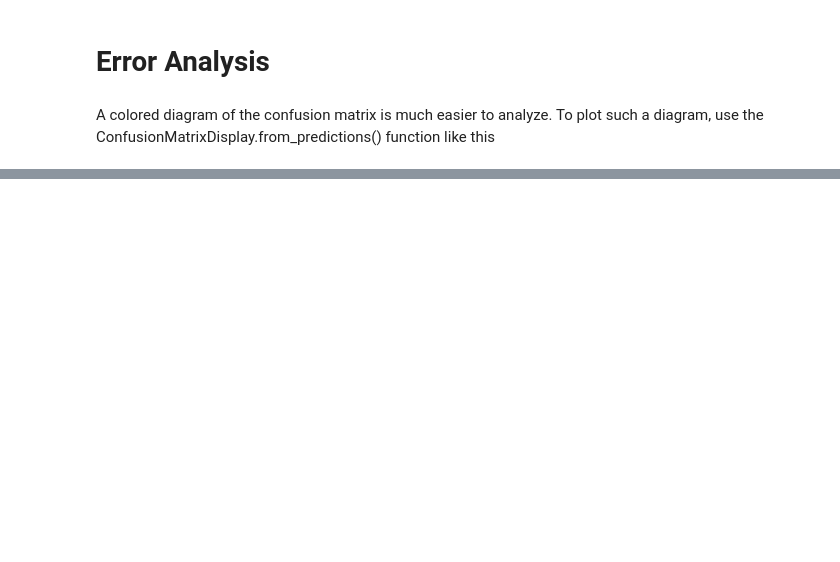
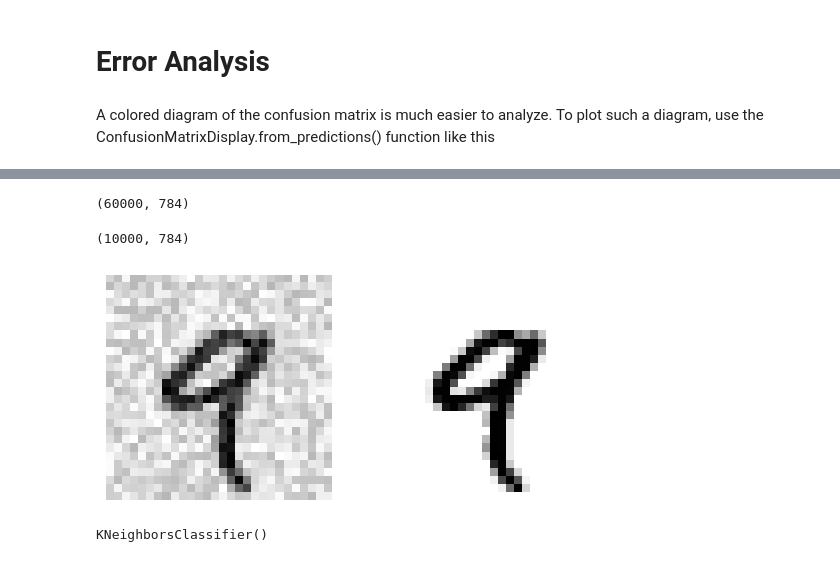
Before and after one commit to PavithraHCh/MachineLearning, a Jupyter notebook: Classification.ipynb, the cells around one changed output, grey strips where cells are left out. Cells and saved outputs as stored; diff of their text form; code cells hidden in the pictures; blank space fills up the shorter version.

```diff
--- a/Classification.ipynb
+++ b/Classification.ipynb
@@ -491,0 +591,7 @@ plt.show()
+# %%
+noise = np.random.randint(low=0, high=100, size=(X_train.shape[0], 784))
+# %%
+X_train_mod = X_train + noise
+X_train_mod.shape
+# %% [output]
+(60000, 784)
@@ -491,0 +600,19 @@ plt.show()
+# %%
+X_test_mod = X_test + noise
+X_test_mod.shape
+# %% [output]
+(10000, 784)
+# %%
+y_train_mod = X_train.copy()
+y_test_mod = X_test.copy()
+# %%
+fig, ax = plt.subplots(nrows=1, ncols=2)
+ax[0].imshow(X_train_mod[4:5].reshape(28, 28), cmap='binary'); ax[0].axis('off')
+ax[1].imshow(y_train_mod[4:5].reshape(28, 28), cmap='binary'); ax[1].axis('off')
+plt.show()
+# %% [output]
+[figure, added]
+# %%
+knn_clf.fit(X=X_train_mod, y=y_train_mod)
+# %% [output]
+KNeighborsClassifier()
```
Also changed, not shown: parts of 35 cells of this notebook.
